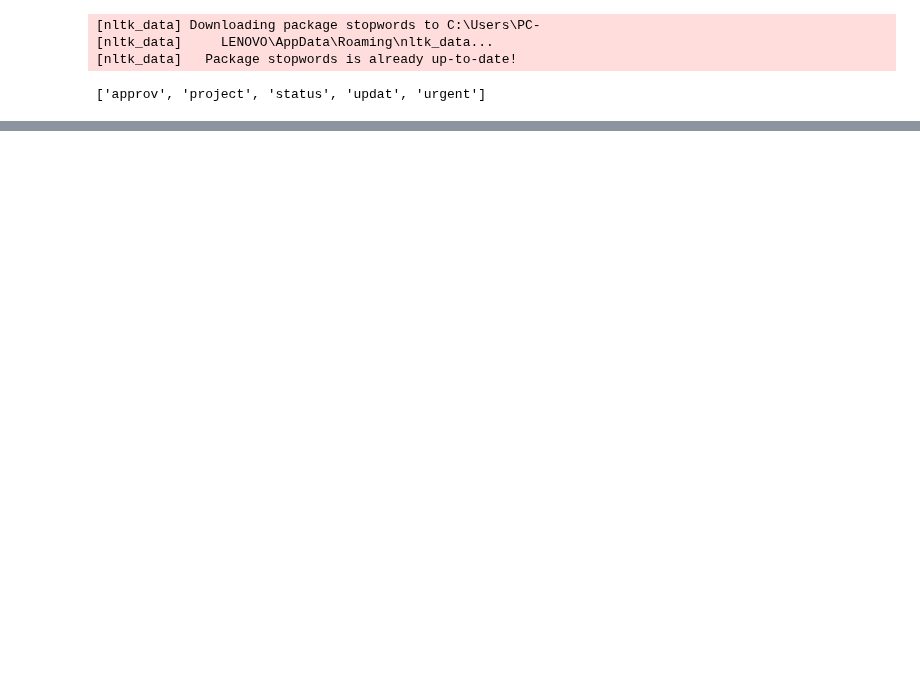
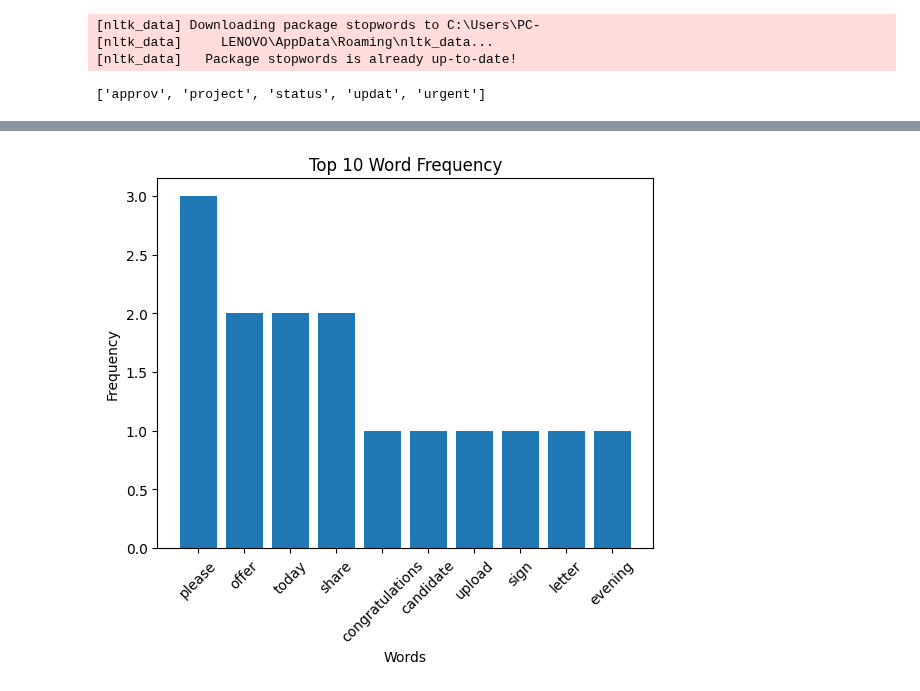
Before and after one commit to springboardmentor74219x/infosys-langgraph-email-assistant-group2, a Jupyter notebook: notebook/email_processing.ipynb, the cells around one changed output, grey strips where cells are left out. Drawn from its saved outputs; the diff is of its cells as text; code cells hidden in the pictures; blank space fills up the shorter version.

Commit message:
chart analysis

```diff
--- a/notebook/email_processing.ipynb
+++ b/notebook/email_processing.ipynb
@@ -280,3 +258,7 @@ filtered_words = [w for w in words if w not in stop_words]
 ["approv","project","status","updat","urgent"]
 # %% [output]
 ['approv', 'project', 'status', 'updat', 'urgent']
+# %%
+
+import pandas as pd
+df=pd.read_csv("../data/sample_emails.csv")
@@ -282,0 +313,11 @@ filtered_words = [w for w in words if w not in stop_words]
+# %%
+import re
+
+df['clean_text'] = (
+    df['body']
+    .str.lower()
+    .str.replace(r'[^a-z\s]', '', regex=True)
+    .str.replace(r'\s+', ' ', regex=True)
+    .str.strip()
+)
+print(df['clean_text'])
@@ -282,0 +347,10 @@ filtered_words = [w for w in words if w not in stop_words]
+# %%
+from nltk.tokenize import wordpunct_tokenize
+
+def remove_stopwords(text):
+    if not isinstance(text, str):
+        return ""
+    words = wordpunct_tokenize(text.lower())
+    return " ".join([w for w in words if w.isalpha() and w not in stop_words])
+
+df['clean_text'] = df['body'].fillna("").apply(remove_stopwords)
@@ -282,0 +405,7 @@ filtered_words = [w for w in words if w not in stop_words]
+# %%
+from collections import Counter
+all_words = " ".join(df['clean_text']).split()
+word_freq = Counter(all_words)
+word_freq_df = (pd.DataFrame(word_freq.items(), columns=['Word', 'Frequency'])
+                .sort_values(by='Frequency', ascending=False))
+word_freq_df.head()
@@ -282,0 +519,15 @@ filtered_words = [w for w in words if w not in stop_words]
+# %%
+import matplotlib.pyplot as plt
+
+# Top 10 words
+top_words = word_freq_df.head(10)
+
+plt.figure()
+plt.bar(top_words['Word'], top_words['Frequency'])
+plt.xlabel('Words')
+plt.ylabel('Frequency')
+plt.title('Top 10 Word Frequency')
+plt.xticks(rotation=45)
+plt.show()
+# %% [output]
+[figure, added]
```
Also changed, not shown: parts of 23 cells of this notebook.
